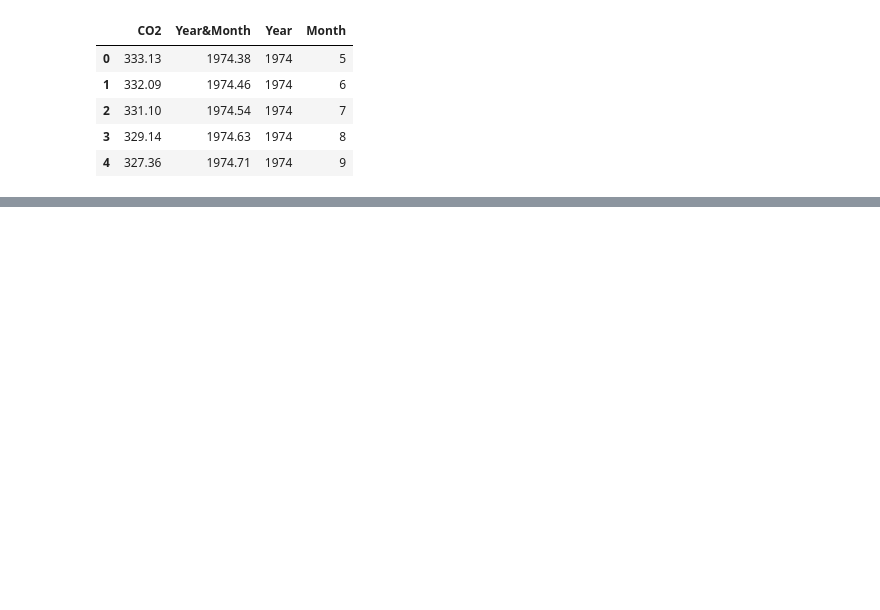
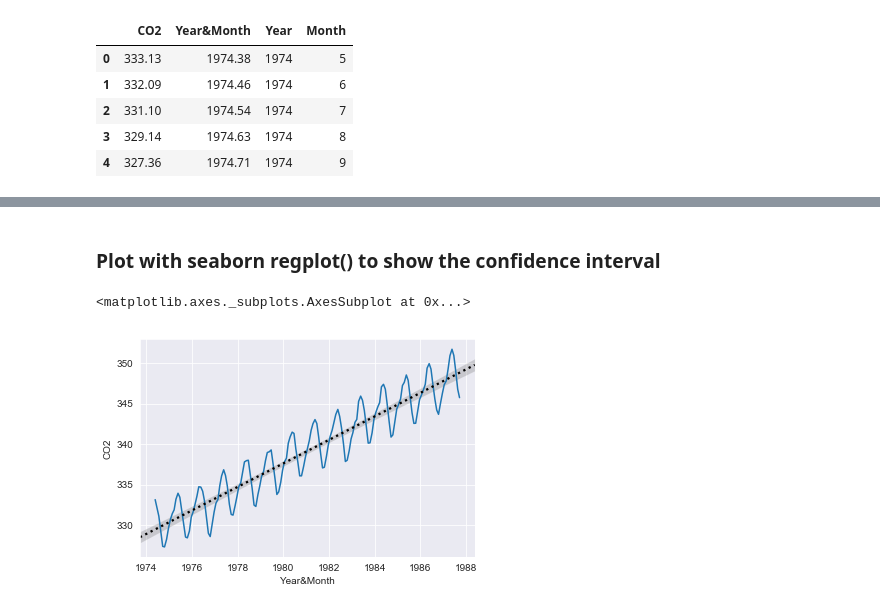
Before and after one commit to YuZhangIsCoding/improvised, a Jupyter notebook: AutoCorrelation/AutoCorrelation.ipynb, the cells around one changed output, grey strips where cells are left out. Saved outputs shown, nothing was run; the diff lists cells and outputs as text; code cells hidden in the pictures; blank space fills up the shorter version.

```diff
--- a/AutoCorrelation/AutoCorrelation.ipynb
+++ b/AutoCorrelation/AutoCorrelation.ipynb
@@ -54,0 +77,9 @@ lag_plot(df['CO2'], lag = 12)
+# %% [markdown]
+### Plot with seaborn regplot() to show the confidence interval
+# %%
+sns.lineplot(x='Year&Month', y='CO2', data=df)
+sns.regplot(x='Year&Month', y='CO2', data=df, scatter = False,
+           line_kws=dict(color='k', linestyle = ':'))
+# %% [output]
+<matplotlib.axes._subplots.AxesSubplot at 0x...>
+[figure, added]
```
Also changed, not shown: parts of 112 cells of this notebook.
